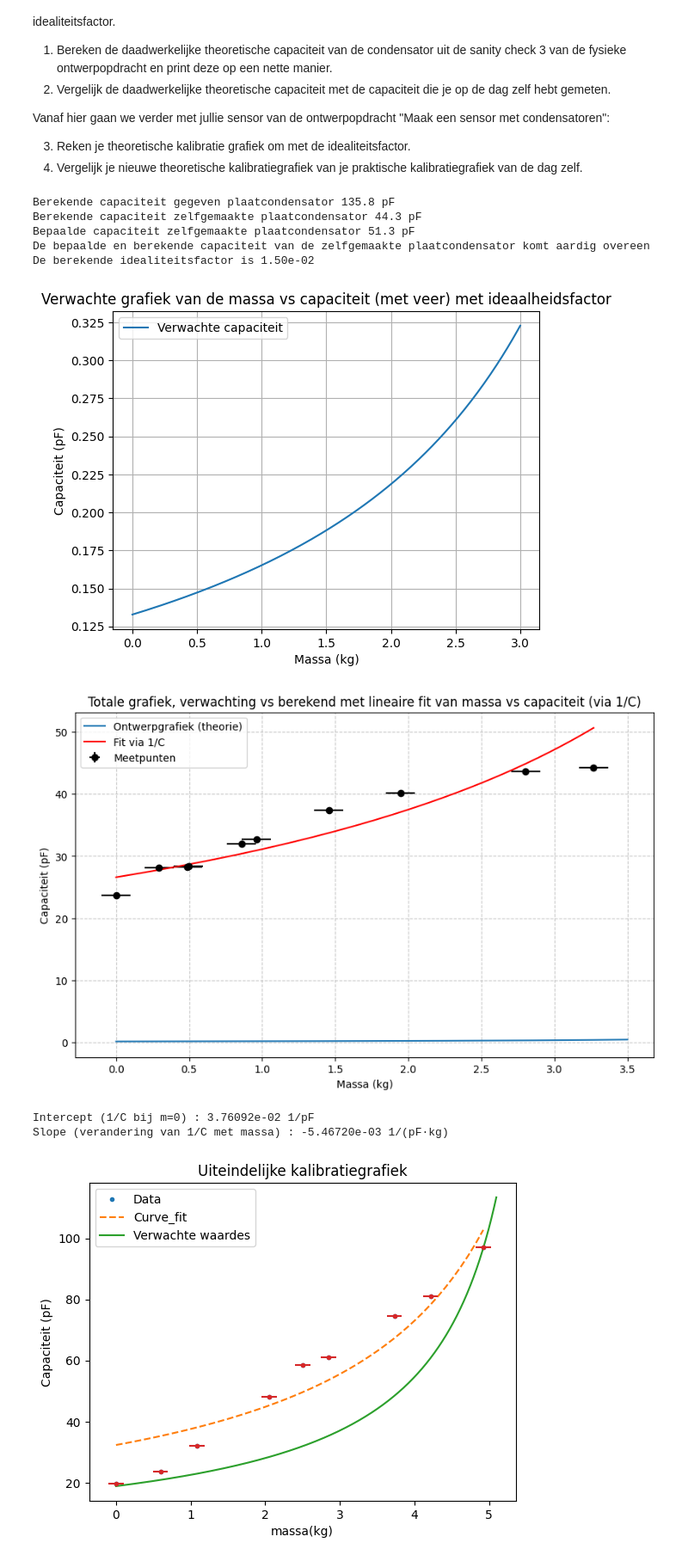
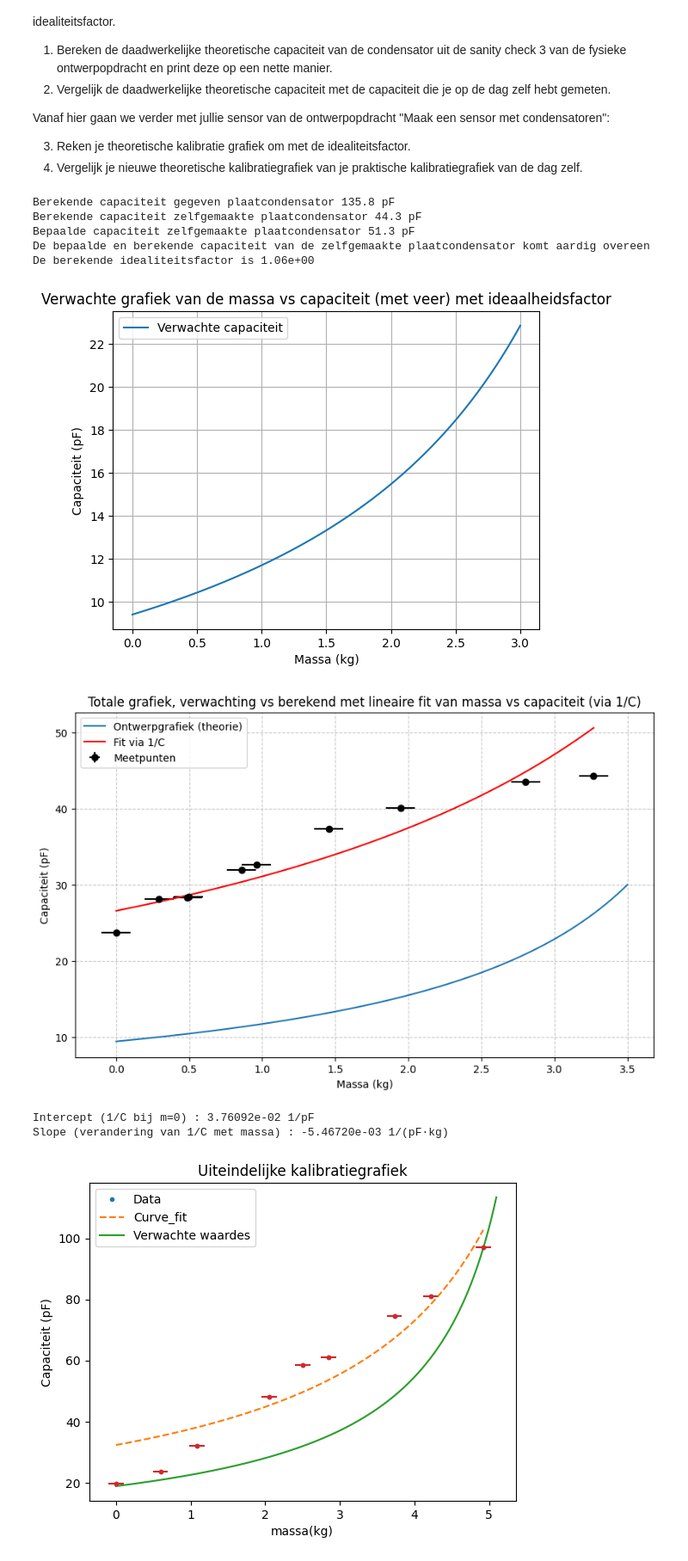
Before and after one commit to daantjebunschoten1-gif/opdrachten-DEF-D, a Jupyter notebook: DigitaleOntwerpopdrachten/1CondensatorOpdracht/CondensatorOntwerpopdracht.ipynb, the cells around one changed output. Shown at 86% size. Drawn from its saved outputs; the diff is of its cells as text; code cells hidden in the pictures.

```diff
--- a/DigitaleOntwerpopdrachten/1CondensatorOpdracht/CondensatorOntwerpopdracht.ipynb
+++ b/DigitaleOntwerpopdrachten/1CondensatorOpdracht/CondensatorOntwerpopdracht.ipynb
@@ -1040,15 +1040,17 @@ def vlakkeplaat(A, d, e_r):
 
 print(f"Berekende capaciteit gegeven plaatcondensator {vlakkeplaat(0.01,0.0015,2.3*epsilon*10**12):.1f} pF")
 print(f"Berekende capaciteit zelfgemaakte plaatcondensator {vlakkeplaat(0.01,0.002,epsilon*10**12):.1f} pF")
-print(f"Bepaalde capaciteit zelfgemaakte plaatcondensator 51.3 pF")
+print(f"Bepaalde capaciteit zelfgemaakte plaatcondensator 51.3 pF (zie eerdere code)")
 print(f"De bepaalde en berekende capaciteit van de zelfgemaakte plaatcondensator komt aardig overeen")
 
 
 def idealiteitsfactor(d,w):
     return d/w
 
-idealiteits_factor_waarde = idealiteitsfactor(0.0015,0.1)
-print(f"De berekende idealiteitsfactor is {idealiteits_factor_waarde:.2e}")
+c_d_verwacht = 1 + 2.367*idealiteitsfactor(0.0015,0.1)**(0.867) #want b is klein, d is klein #formule 47
+
+
+print(f"De berekende idealiteitsfactor is {c_d_verwacht:.2e}")
 
 # Constanten
 epsilon0 = 8.854e-12  # permittiviteit vacuüm (F/m)
@@ -1067,7 +1069,7 @@ x = (m * g) / k
 d = d0 - x
 
 # Capaciteit
-C = epsilon0 * A / d *idealiteits_factor_waarde
+C = epsilon0 * A / d *c_d_verwacht
 
 # Omzetten naar pF
 C_pF = C * 1e12
@@ -1112,37 +1114,37 @@ intercept_fit, slope_fit = popt
 
 
 # fit
 m_fit = np.linspace(0, max(massa), 300)
 C_fit = 1 / inverse_fit(m_fit, intercept_fit, slope_fit)
 
 # errorbars
 x_error = 0.1
 y_error = 0 #y error wordt niet geplot, door de grootte waardoor de rest van de plot niet meer zichtbaar is
 
 
 # plotten
 plt.figure(figsize=(10,6))
-plt.plot(m_model, C_model_pF * idealiteits_factor_waarde, label="Ontwerpgrafiek (theorie)")
+plt.plot(m_model, C_model_pF * c_d_verwacht, label="Ontwerpgrafiek (theorie)")
 plt.errorbar(massa, capaciteit, xerr=x_error, yerr=y_error, fmt='o', color='black', label='Meetpunten')
 plt.plot(m_fit, C_fit, color='red', label='Fit via 1/C')
 plt.xlabel('Massa (kg)')
 plt.ylabel('Capaciteit (pF)')
 plt.title('Totale grafiek, verwachting vs berekend met lineaire fit van massa vs capaciteit (via 1/C)')
 plt.grid(True, linestyle='--', alpha=0.7)
 plt.legend()
 plt.show()
 
 
 print(f"Intercept (1/C bij m=0) : {intercept_fit:.5e} 1/pF")
 print(f"Slope (verandering van 1/C met massa) : {slope_fit:.5e} 1/(pF·kg)")
 # %% [output]
 Berekende capaciteit gegeven plaatcondensator 135.8 pF
 Berekende capaciteit zelfgemaakte plaatcondensator 44.3 pF
 Bepaalde capaciteit zelfgemaakte plaatcondensator 51.3 pF
 De bepaalde en berekende capaciteit van de zelfgemaakte plaatcondensator komt aardig overeen
-De berekende idealiteitsfactor is 1.50e-02
+De berekende idealiteitsfactor is 1.06e+00
-[figure, old version]
+[figure, new version]
-[figure, old version]
+[figure, new version]
 Intercept (1/C bij m=0) : 3.76092e-02 1/pF
 Slope (verandering van 1/C met massa) : -5.46720e-03 1/(pF·kg)
 # %%
```
Also changed, not shown: parts of 2 cells of this notebook, 4 other files.
